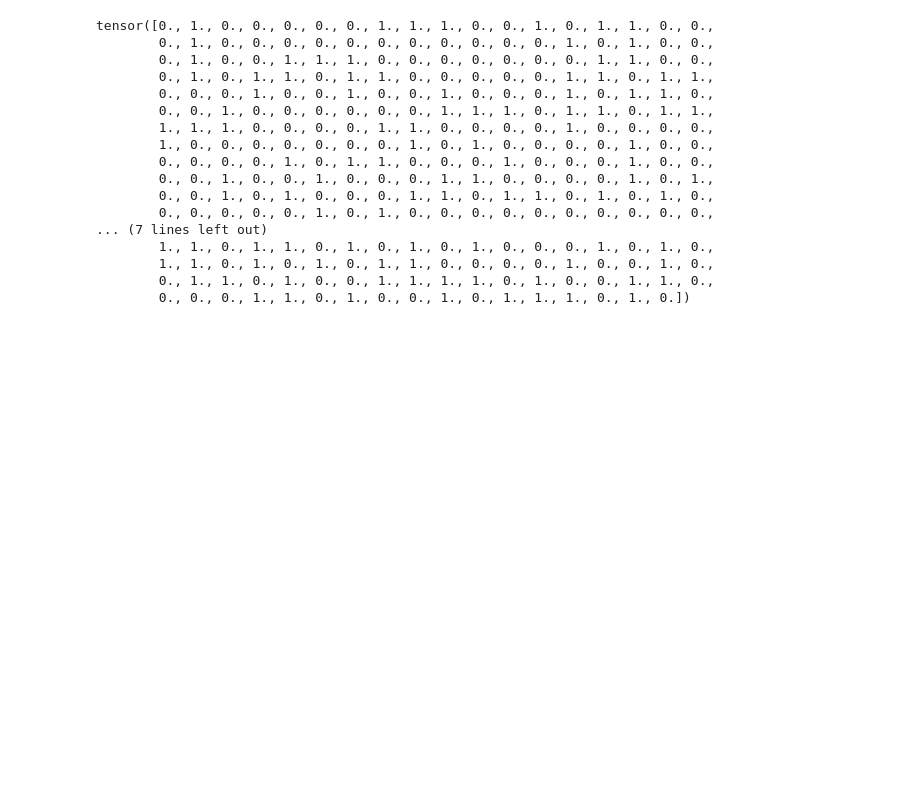
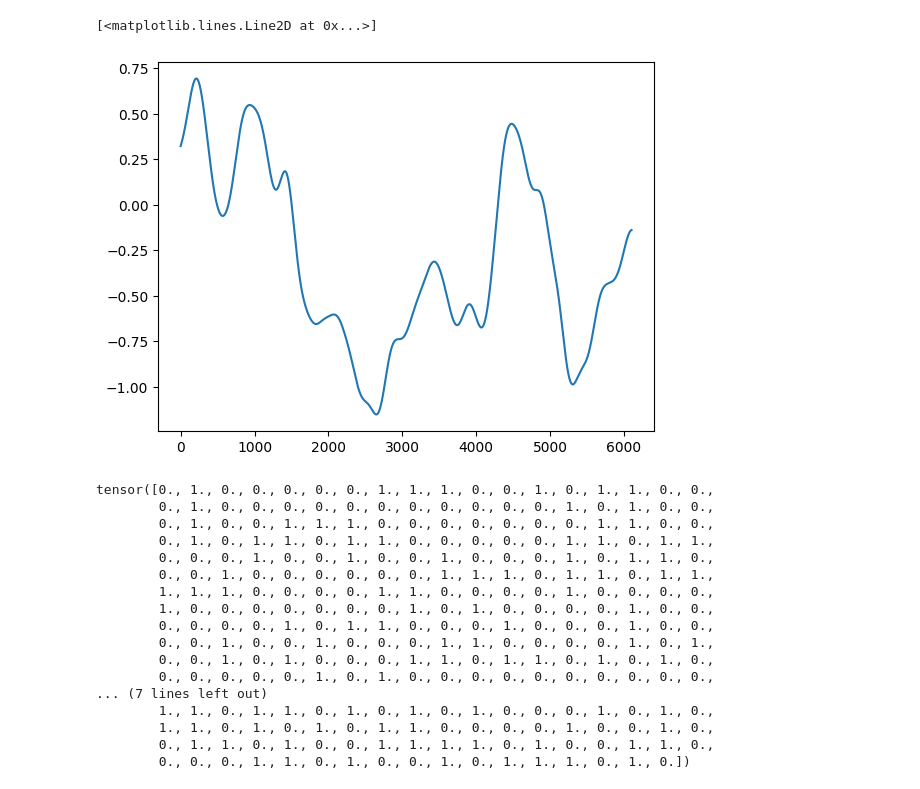
Before and after one commit to Mschaid/transphorm, a Jupyter notebook: notebooks/model_dev/active_avoidence.ipynb, the cells around one changed output. Cells and saved outputs as stored; diff of their text form; code cells hidden in the pictures; blank space fills up the shorter version.

```diff
--- a/notebooks/model_dev/active_avoidence.ipynb
+++ b/notebooks/model_dev/active_avoidence.ipynb
@@ -19,3 +36,8 @@ model_path = "/Users/mds8301/Development/transphorm/models/aa-classifiers/a03834
+# %%
+plt.plot(X_train[0][0])
+# %% [output]
+[<matplotlib.lines.Line2D at 0x...>]
+[figure, added]
 # %%
 data_mod = AATrialDataModule(data_path)
 data_mod.prepare_data()
```
Also changed, not shown: parts of 4 cells of this notebook, 4 other files.
